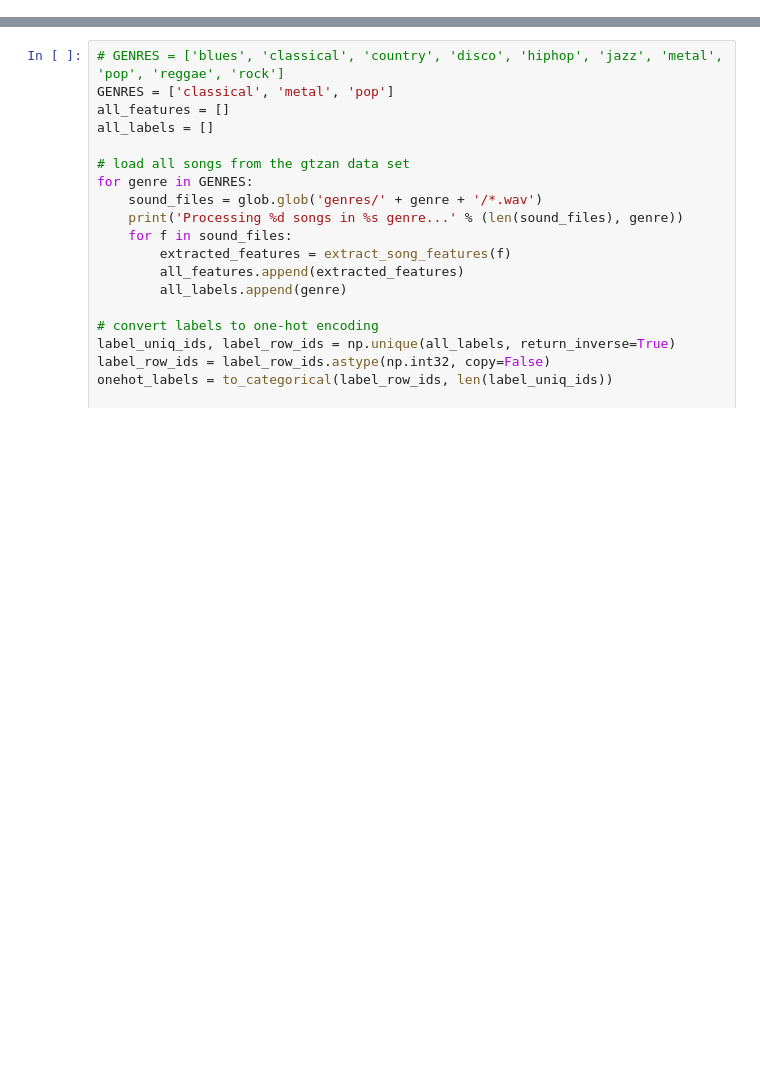
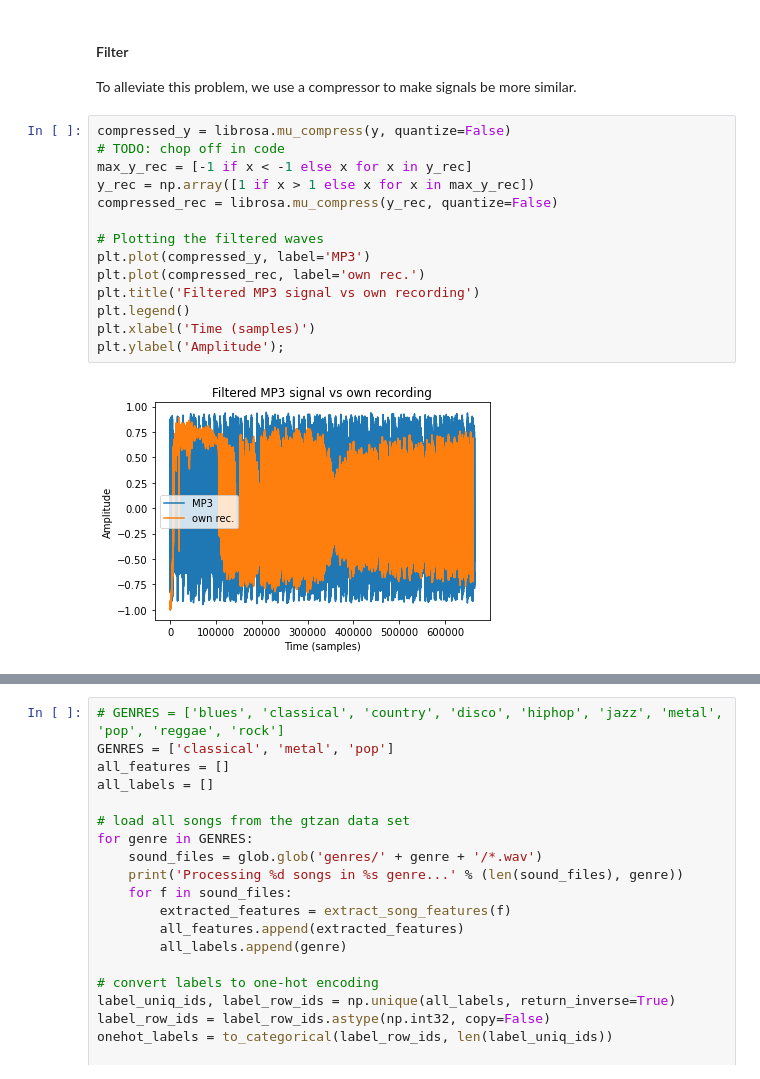
Before and after one commit to zunzer/music_driven_kinematics_in_humanoid_robots, a Jupyter notebook: programming-humanoid-robot-in-python/project/music_recognition/NN_classification/genreIdentifier.ipynb, the cells around one changed output, grey strips where cells are left out. Drawn from its saved outputs; the diff is of its cells as text; blank space fills up the shorter version.

```diff
--- a/programming-humanoid-robot-in-python/project/music_recognition/NN_classification/genreIdentifier.ipynb
+++ b/programming-humanoid-robot-in-python/project/music_recognition/NN_classification/genreIdentifier.ipynb
@@ -26,3 +54,23 @@ from sklearn.metrics import confusion_matrix
+# %% [markdown]
+#### Filter
+
+To alleviate this problem, we use a compressor to make signals be more similar.
+# %%
+compressed_y = librosa.mu_compress(y, quantize=False)
+# TODO: chop off in code
+max_y_rec = [-1 if x < -1 else x for x in y_rec]
+y_rec = np.array([1 if x > 1 else x for x in max_y_rec])
+compressed_rec = librosa.mu_compress(y_rec, quantize=False)
+
+# Plotting the filtered waves
+plt.plot(compressed_y, label='MP3')
+plt.plot(compressed_rec, label='own rec.')
+plt.title('Filtered MP3 signal vs own recording')
+plt.legend()
+plt.xlabel('Time (samples)')
+plt.ylabel('Amplitude');
+# %% [output]
+[figure, added]
 # %% [markdown]
 ## 1. Load the data
 
```
Also changed, not shown: parts of 17 cells of this notebook, 9 other files.
